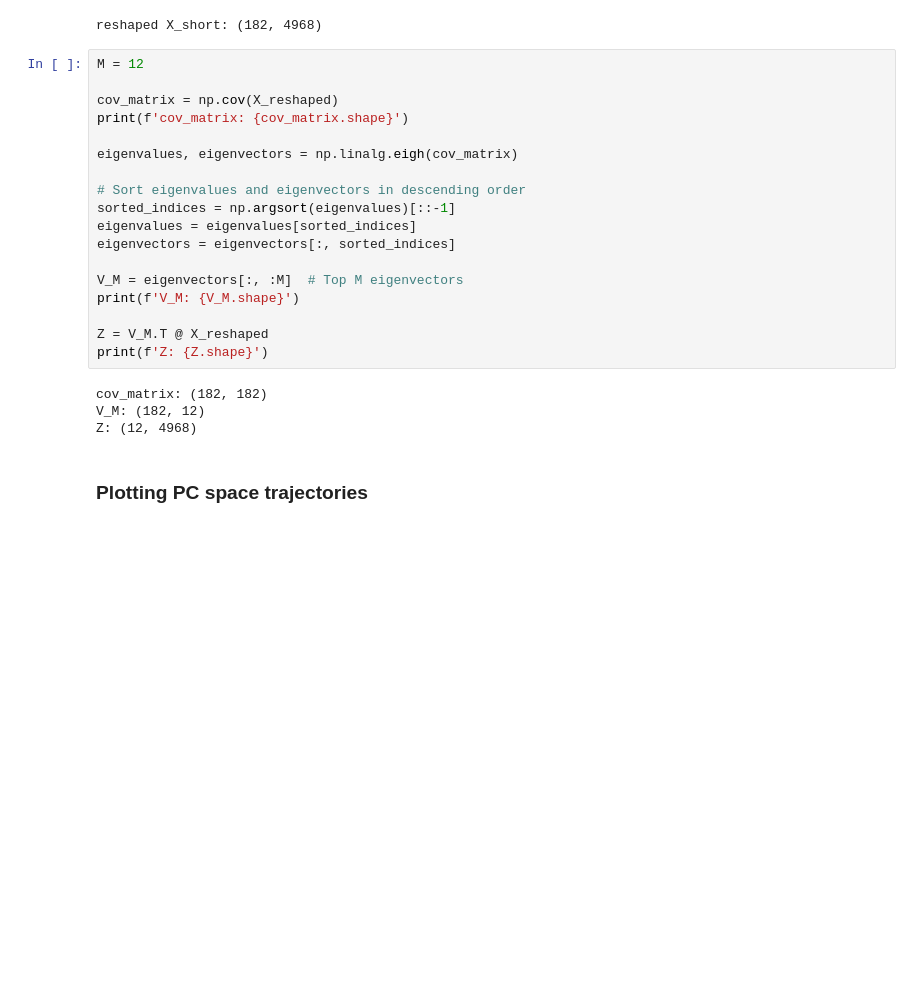
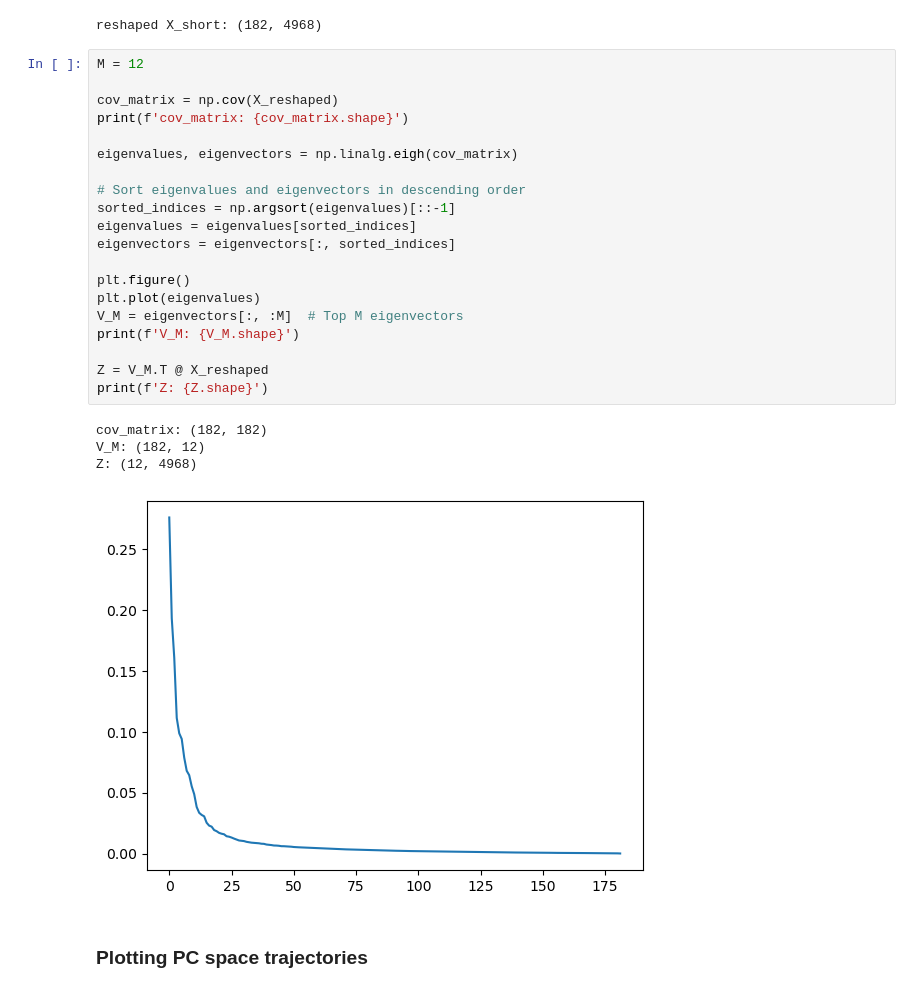
Before and after one commit to derek1909/4G10-Coursework-1, a Jupyter notebook: cw1.ipynb, the cells around one changed output. Saved outputs shown, nothing was run; the diff lists cells and outputs as text; blank space fills up the shorter version.

```diff
--- a/cw1.ipynb
+++ b/cw1.ipynb
@@ -131,25 +131,28 @@ reshaped X_short: (182, 4968)
 # %%
 M = 12
 
 cov_matrix = np.cov(X_reshaped)
 print(f'cov_matrix: {cov_matrix.shape}')
 
 eigenvalues, eigenvectors = np.linalg.eigh(cov_matrix)
 
 # Sort eigenvalues and eigenvectors in descending order
 sorted_indices = np.argsort(eigenvalues)[::-1]
 eigenvalues = eigenvalues[sorted_indices]
 eigenvectors = eigenvectors[:, sorted_indices]
 
+plt.figure()
+plt.plot(eigenvalues)
 V_M = eigenvectors[:, :M]  # Top M eigenvectors
 print(f'V_M: {V_M.shape}')
 
 Z = V_M.T @ X_reshaped
 print(f'Z: {Z.shape}')
 # %% [output]
 cov_matrix: (182, 182)
 V_M: (182, 12)
 Z: (12, 4968)
+[figure, added]
 # %% [markdown]
 ### Plotting PC space trajectories
 # %%
```
Also changed, not shown: parts of 11 cells of this notebook, 2 other files.
